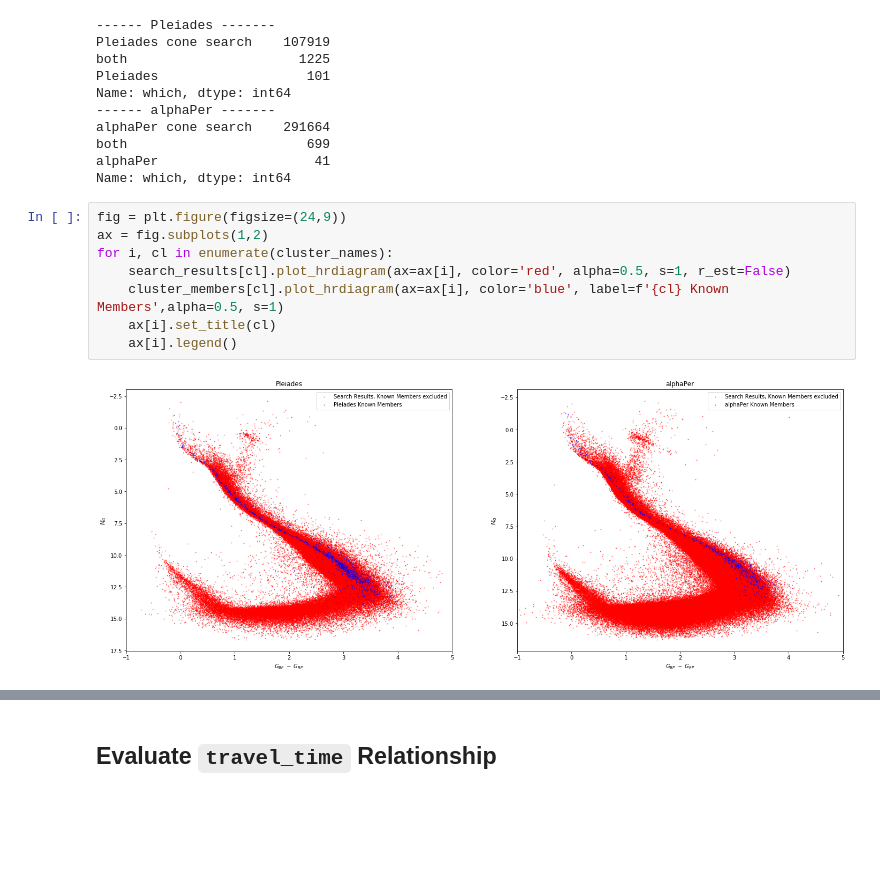
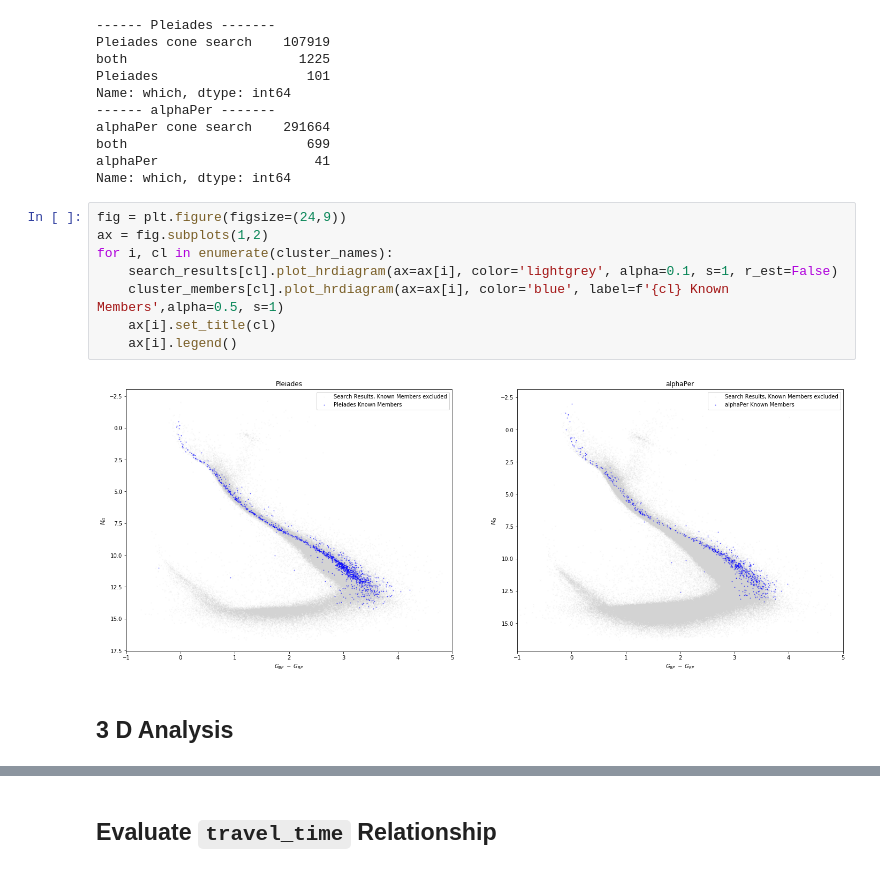
Before and after one commit to kevinmcmanus/runawaysearch, a Jupyter notebook: RunawaySearch.ipynb, the cells around one changed output, grey strips where cells are left out. Cells and saved outputs as stored; diff of their text form; blank space fills up the shorter version.

```diff
--- a/RunawaySearch.ipynb
+++ b/RunawaySearch.ipynb
@@ -93,10 +93,12 @@ Name: which, dtype: int64
 # %%
 fig = plt.figure(figsize=(24,9))
 ax = fig.subplots(1,2)
 for i, cl in enumerate(cluster_names):
-    search_results[cl].plot_hrdiagram(ax=ax[i], color='red', alpha=0.5, s=1, r_est=False)
+    search_results[cl].plot_hrdiagram(ax=ax[i], color='lightgrey', alpha=0.1, s=1, r_est=False)
     cluster_members[cl].plot_hrdiagram(ax=ax[i], color='blue', label=f'{cl} Known Members',alpha=0.5, s=1)
     ax[i].set_title(cl)
     ax[i].legend()
 # %% [output]
-[figure, old version]
+[figure, new version]
+# %% [markdown]
+## 3 D Analysis
```
Also changed, not shown: parts of 39 cells of this notebook, 11 other files.
